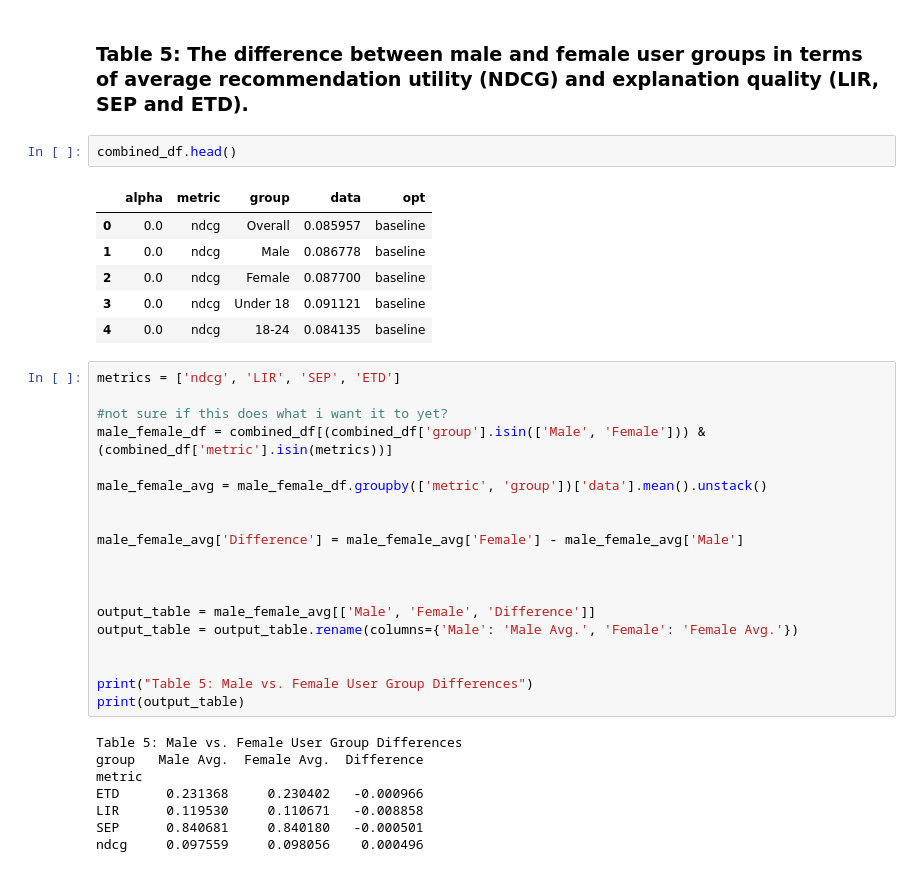
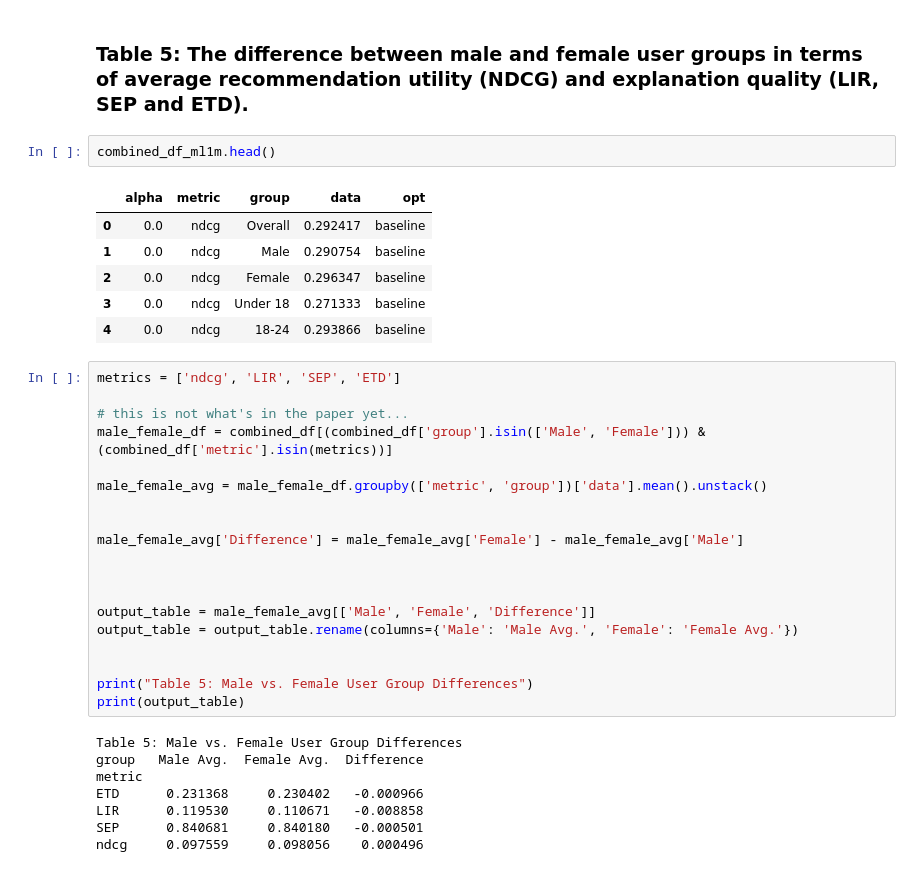
Before and after one commit to vinzentbeer/assignment-recsys, a Jupyter notebook: REPORT/experiments.ipynb, the cells around one changed output. Cells and saved outputs as stored; diff of their text form.

Commit message:
progress table 5

```diff
--- a/REPORT/experiments.ipynb
+++ b/REPORT/experiments.ipynb
@@ -379,18 +379,18 @@ print(filtered_df)
 # %% [markdown]
 ### Table 5: The difference between male and female user groups in terms of average recommendation utility (NDCG) and explanation quality (LIR, SEP and ETD).
 # %%
-combined_df.head()
+combined_df_ml1m.head()
 # %% [output]
 |  | alpha | metric | group | data | opt |
-| 0 | 0.0 | ndcg | Overall | 0.085957 | baseline |
-| 1 | 0.0 | ndcg | Male | 0.086778 | baseline |
-| 2 | 0.0 | ndcg | Female | 0.087700 | baseline |
-| 3 | 0.0 | ndcg | Under 18 | 0.091121 | baseline |
-| 4 | 0.0 | ndcg | 18-24 | 0.084135 | baseline |
+| 0 | 0.0 | ndcg | Overall | 0.292417 | baseline |
+| 1 | 0.0 | ndcg | Male | 0.290754 | baseline |
+| 2 | 0.0 | ndcg | Female | 0.296347 | baseline |
+| 3 | 0.0 | ndcg | Under 18 | 0.271333 | baseline |
+| 4 | 0.0 | ndcg | 18-24 | 0.293866 | baseline |
 # %%
 metrics = ['ndcg', 'LIR', 'SEP', 'ETD']
 
-#not sure if this does what i want it to yet?
+# this is not what's in the paper yet...
 male_female_df = combined_df[(combined_df['group'].isin(['Male', 'Female'])) & (combined_df['metric'].isin(metrics))]
 
 male_female_avg = male_female_df.groupby(['metric', 'group'])['data'].mean().unstack()
```
Also changed, not shown: parts of 6 cells of this notebook, 2 other files.
